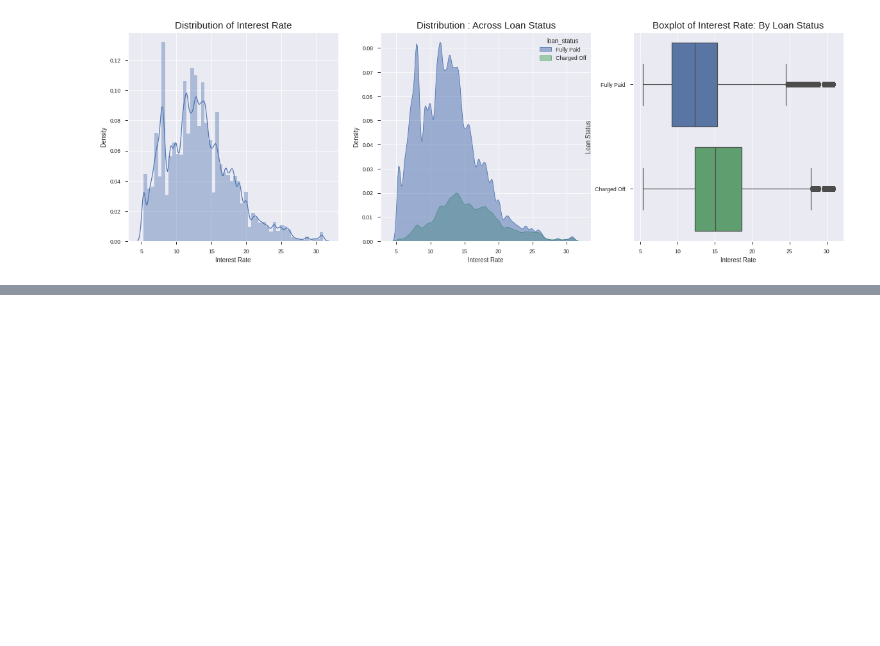
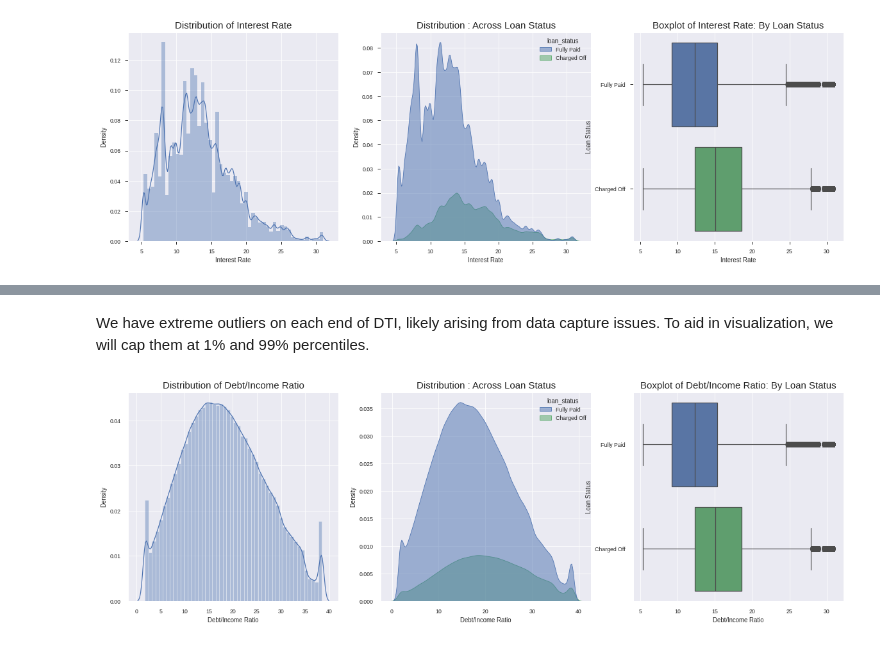
Before and after one commit to sashwinbwaj/Lending-Club-Analysis, a Jupyter notebook: LendingClub_EDA.ipynb, the cells around one changed output, grey strips where cells are left out. Saved outputs shown, nothing was run; the diff lists cells and outputs as text; code cells hidden in the pictures; blank space fills up the shorter version.

```diff
--- a/LendingClub_EDA.ipynb
+++ b/LendingClub_EDA.ipynb
@@ -498,0 +549,2 @@ EDA.combo_graph(accepted_data_new, 'purpose', 'Loan Purpose')
+# %% [markdown]
+We have extreme outliers on each end of DTI, likely arising from data capture issues. To aid in visualization, we will cap them at 1% and 99% percentiles.
@@ -498,0 +554,4 @@ EDA.combo_graph(accepted_data_new, 'purpose', 'Loan Purpose')
+# %%
+EDA.plot_numerical(var = 'dti', var_label = 'Debt/Income Ratio')
+# %% [output]
+[figure, added]
```
Also changed, not shown: parts of 25 cells of this notebook.
